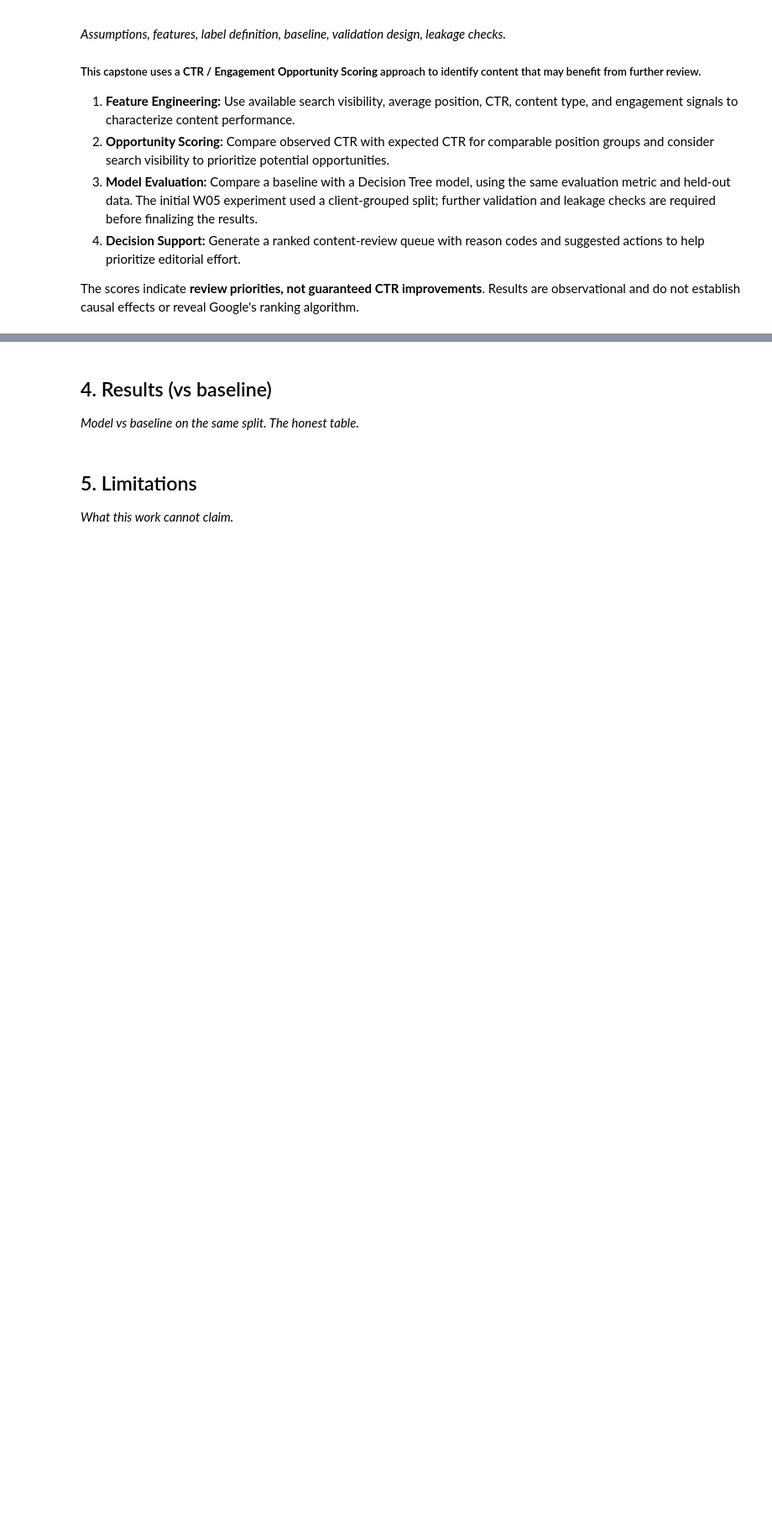
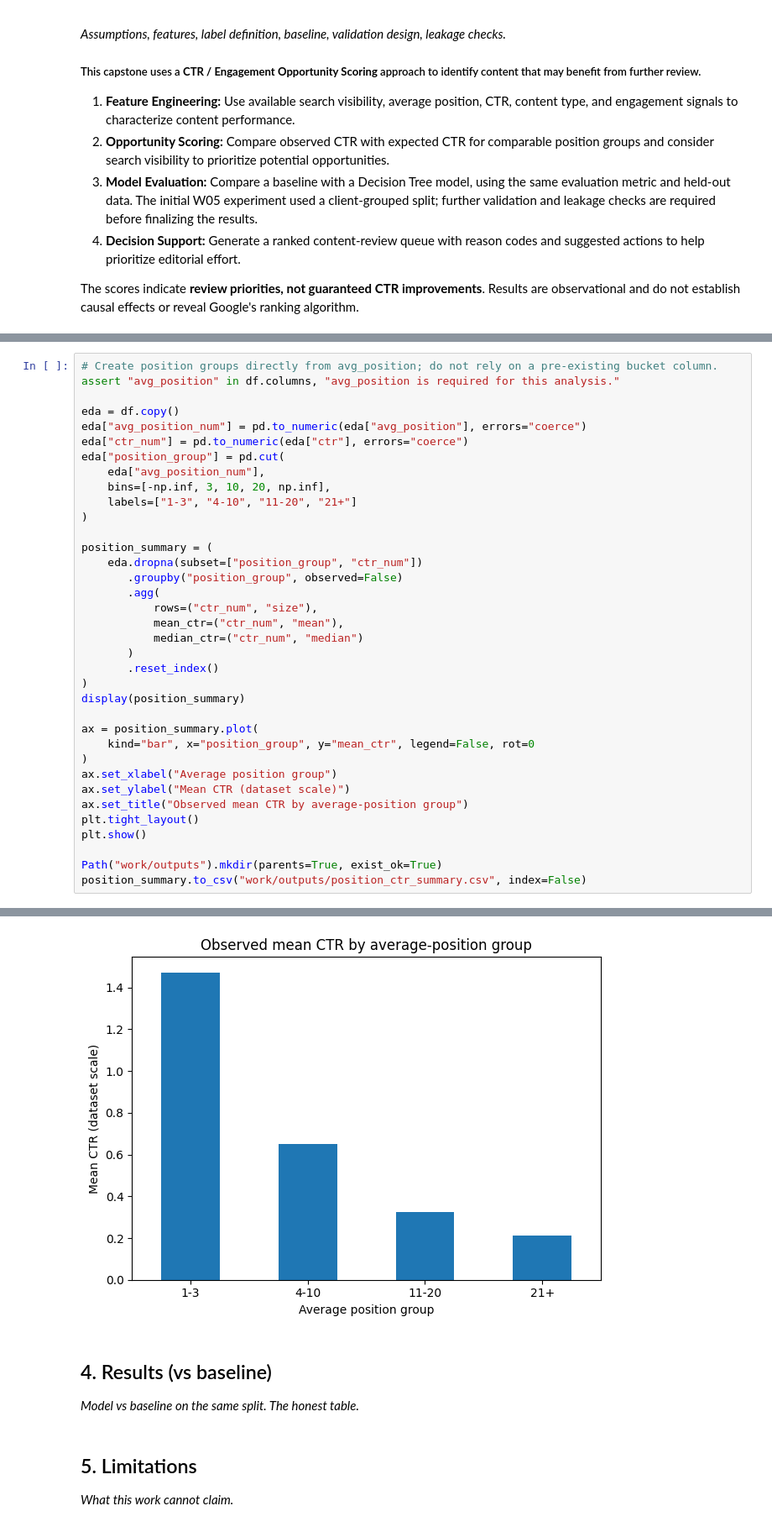
Before and after one commit to Gunjannn07/FlyRank1, a Jupyter notebook: work/notebooks/capstone.ipynb, the cells around one changed output, grey strips where cells are left out. Shown at 84% size. Cells and saved outputs as stored; diff of their text form; blank space fills up the shorter version.

```diff
--- a/work/notebooks/capstone.ipynb
+++ b/work/notebooks/capstone.ipynb
@@ -114,0 +257,37 @@ The scores indicate **review priorities, not guaranteed CTR improvements**. Resu
+# %%
+# Create position groups directly from avg_position; do not rely on a pre-existing bucket column.
+assert "avg_position" in df.columns, "avg_position is required for this analysis."
+
+eda = df.copy()
+eda["avg_position_num"] = pd.to_numeric(eda["avg_position"], errors="coerce")
+eda["ctr_num"] = pd.to_numeric(eda["ctr"], errors="coerce")
+eda["position_group"] = pd.cut(
+    eda["avg_position_num"],
+    bins=[-np.inf, 3, 10, 20, np.inf],
+    labels=["1-3", "4-10", "11-20", "21+"]
+)
+
+position_summary = (
+    eda.dropna(subset=["position_group", "ctr_num"])
+       .groupby("position_group", observed=False)
+       .agg(
+           rows=("ctr_num", "size"),
+           mean_ctr=("ctr_num", "mean"),
+           median_ctr=("ctr_num", "median")
+       )
+       .reset_index()
+)
+display(position_summary)
+
+ax = position_summary.plot(
+    kind="bar", x="position_group", y="mean_ctr", legend=False, rot=0
+)
+ax.set_xlabel("Average position group")
+ax.set_ylabel("Mean CTR (dataset scale)")
+ax.set_title("Observed mean CTR by average-position group")
+plt.tight_layout()
+plt.show()
+
+Path("work/outputs").mkdir(parents=True, exist_ok=True)
+position_summary.to_csv("work/outputs/position_ctr_summary.csv", index=False)
+# %% [output]
@@ -115,3 +299,4 @@ The scores indicate **review priorities, not guaranteed CTR improvements**. Resu
+[figure, added]
 # %% [markdown]
 ## 4. Results (vs baseline)
 
```
Also changed, not shown: parts of 8 cells of this notebook.
